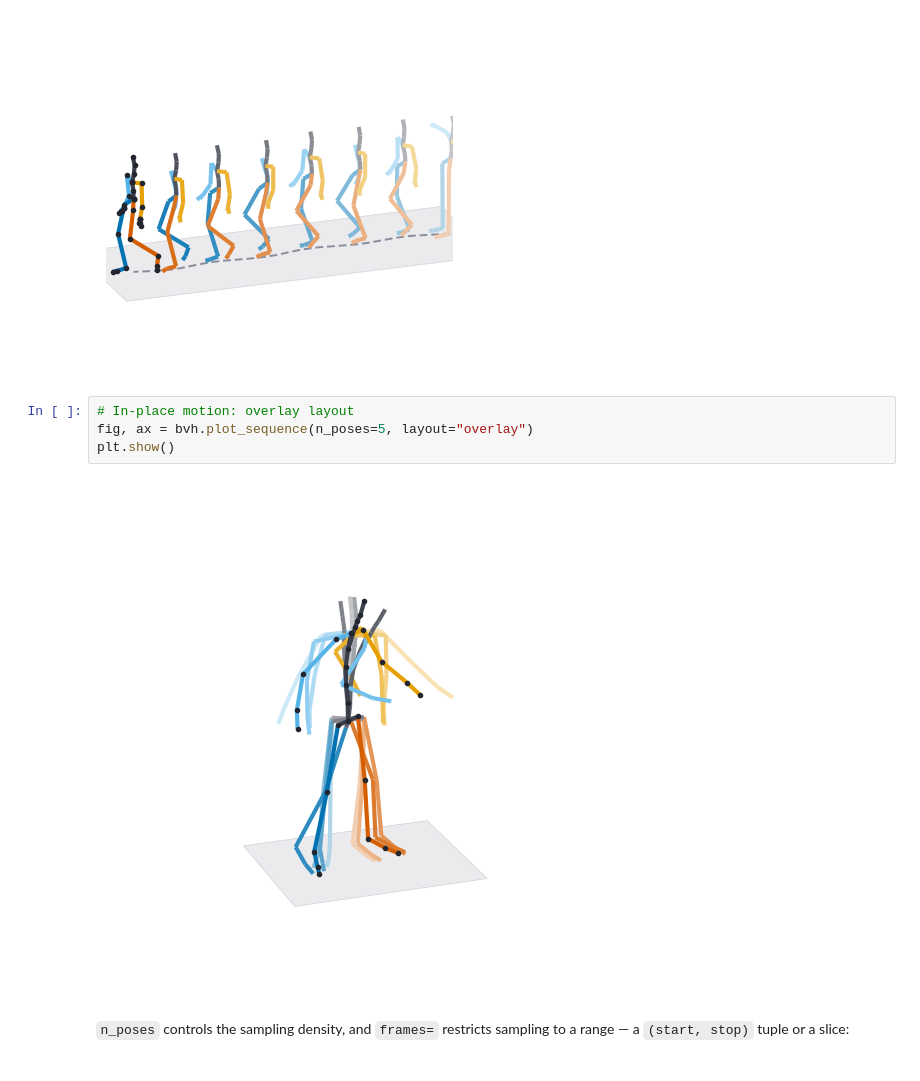
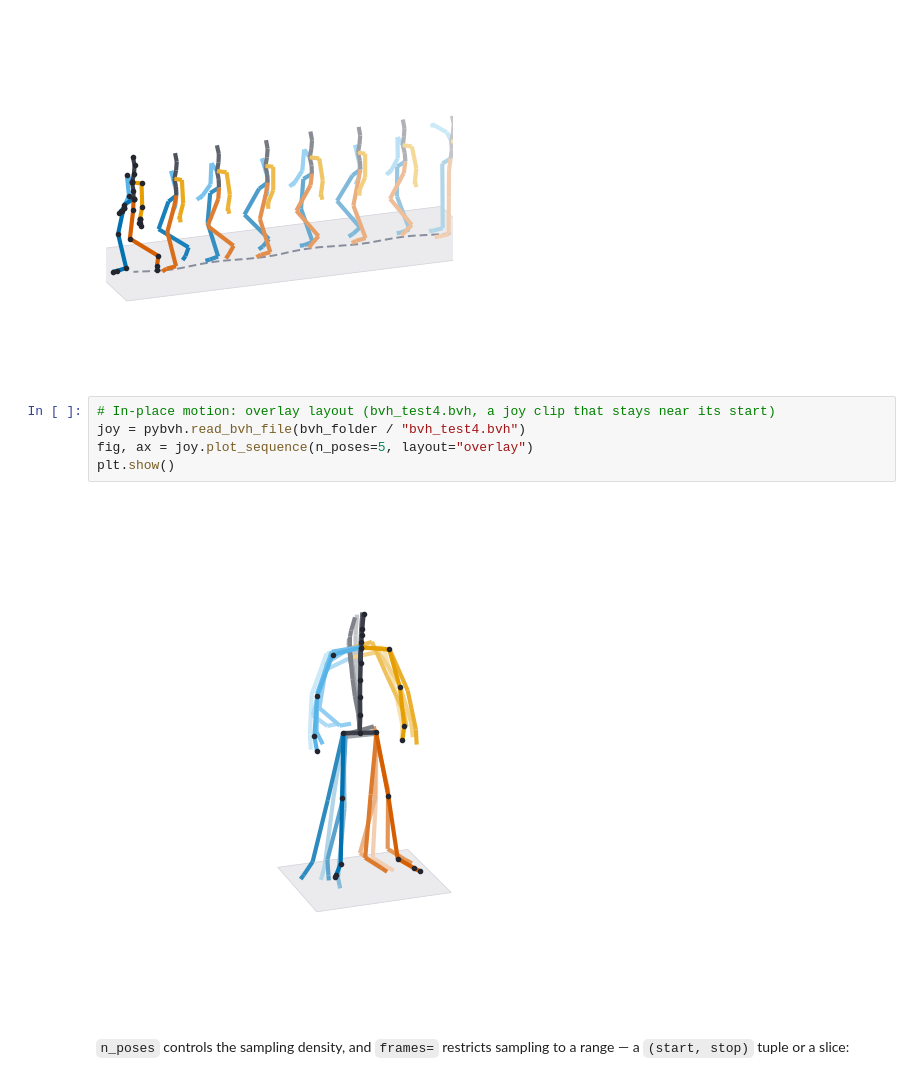
Before and after one commit to VictorS-67/pybvh, a Jupyter notebook: tutorials/4.Visualization.ipynb, the cells around one changed output. Saved outputs shown, nothing was run; the diff lists cells and outputs as text.

```diff
--- a/tutorials/4.Visualization.ipynb
+++ b/tutorials/4.Visualization.ipynb
@@ -221,11 +221,12 @@ plt.show()
 # %% [output]
 [figure]
 # %%
-# In-place motion: overlay layout
-fig, ax = bvh.plot_sequence(n_poses=5, layout="overlay")
+# In-place motion: overlay layout (bvh_test4.bvh, a joy clip that stays near its start)
+joy = pybvh.read_bvh_file(bvh_folder / "bvh_test4.bvh")
+fig, ax = joy.plot_sequence(n_poses=5, layout="overlay")
 plt.show()
 # %% [output]
-[figure, old version]
+[figure, new version]
 # %% [markdown]
 `n_poses` controls the sampling density, and `frames=` restricts sampling to a range — a `(start, stop)` tuple or a slice:
 # %%
```
Also changed, not shown: parts of 16 cells of this notebook, 18 other files.
